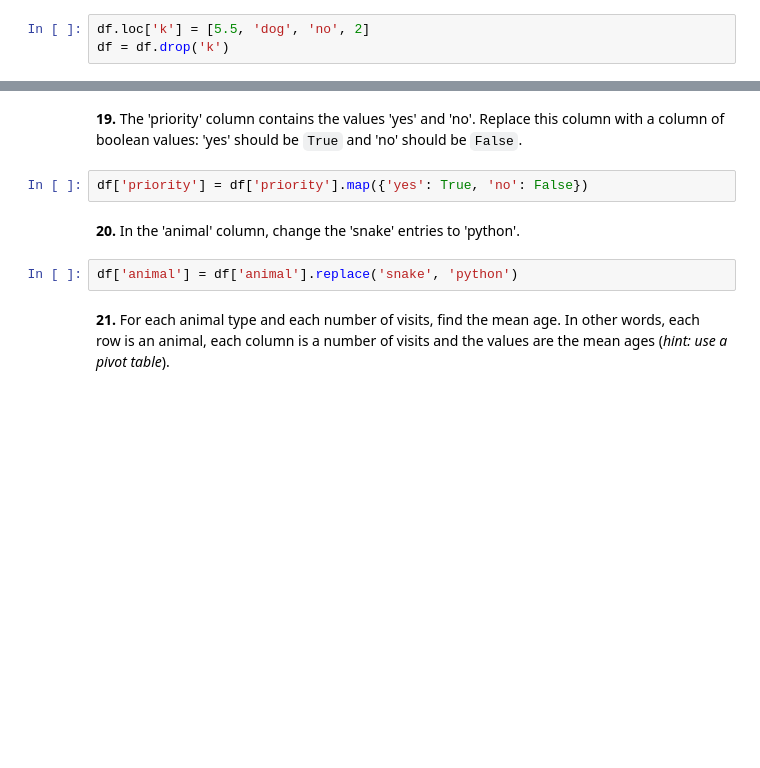
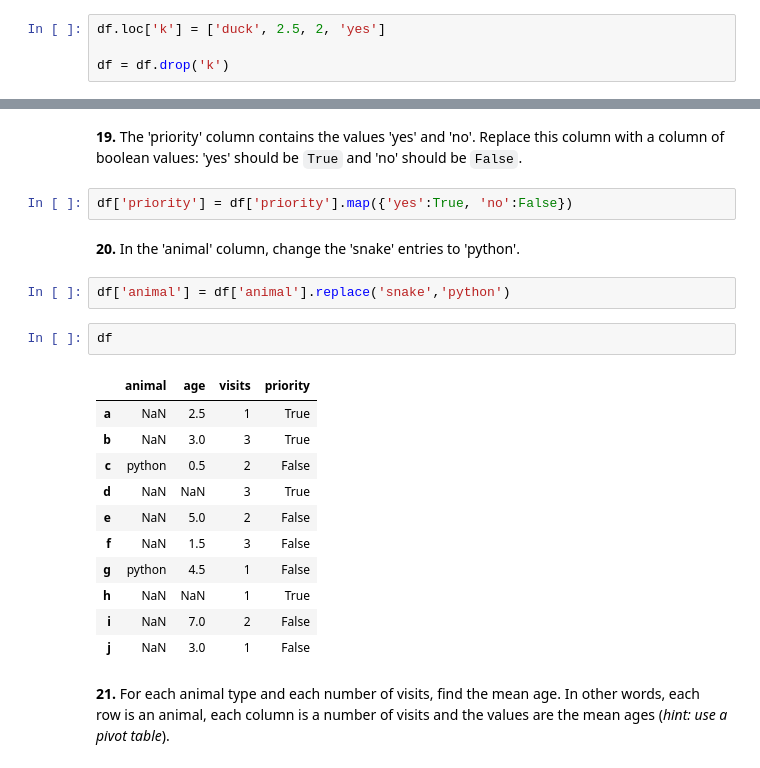
Before and after one commit to l-scho/100-pandas-puzzles, a Jupyter notebook: 100-pandas-puzzles.ipynb, the cells around one changed output, grey strips where cells are left out. Drawn from its saved outputs; the diff is of its cells as text; blank space fills up the shorter version.

```diff
--- a/100-pandas-puzzles.ipynb
+++ b/100-pandas-puzzles.ipynb
@@ -155,5 +222,6 @@ df.groupby('animal')['age'].mean()|
 # %%
-df.loc['k'] = [5.5, 'dog', 'no', 2]
+df.loc['k'] = ['duck', 2.5, 2, 'yes']
+
 df = df.drop('k')
 # %% [markdown]
 **17.** Count the number of each type of animal in `df`.
@@ -166,11 +251,25 @@ df.sort_values(by=['age', 'visits'], ascending=[False, True])
 # %% [markdown]
 **19.** The 'priority' column contains the values 'yes' and 'no'. Replace this column with a column of boolean values: 'yes' should be `True` and 'no' should be `False`.
 # %%
-df['priority'] = df['priority'].map({'yes': True, 'no': False})
+df['priority'] = df['priority'].map({'yes':True, 'no':False})
 # %% [markdown]
 **20.** In the 'animal' column, change the 'snake' entries to 'python'.
 # %%
-df['animal'] = df['animal'].replace('snake', 'python')
+df['animal'] = df['animal'].replace('snake','python')
+# %%
+df
+# %% [output]
+|  | animal | age | visits | priority |
+| a | NaN | 2.5 | 1 | True |
+| b | NaN | 3.0 | 3 | True |
+| c | python | 0.5 | 2 | False |
+| d | NaN | NaN | 3 | True |
+| e | NaN | 5.0 | 2 | False |
+| f | NaN | 1.5 | 3 | False |
+| g | python | 4.5 | 1 | False |
+| h | NaN | NaN | 1 | True |
+| i | NaN | 7.0 | 2 | False |
+| j | NaN | 3.0 | 1 | False |
 # %% [markdown]
 **21.** For each animal type and each number of visits, find the mean age. In other words, each row is an animal, each column is a number of visits and the values are the mean ages (*hint: use a pivot table*).
 # %%
```
Also changed, not shown: parts of 29 cells of this notebook.
